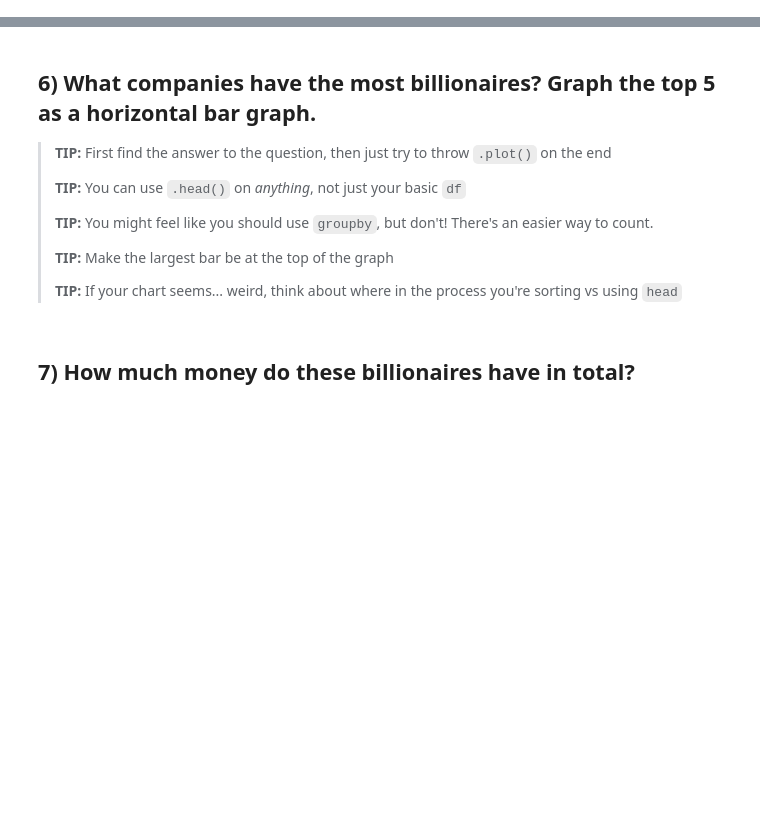
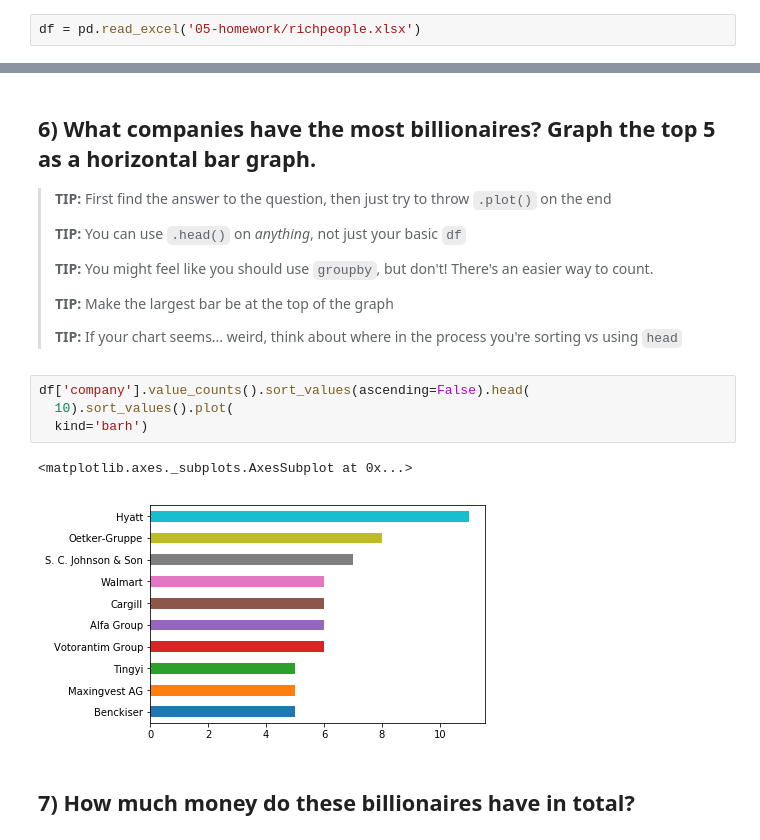
Before and after one commit to xeophin/lede-foundations, a Jupyter notebook: 05-homework/02-Billionaires.ipynb, the cells around one changed output, grey strips where cells are left out. Cells and saved outputs as stored; diff of their text form; blank space fills up the shorter version.

Commit message:
feat(Homework 05): filled out billionaires notebook

```diff
--- a/05-homework/02-Billionaires.ipynb
+++ b/05-homework/02-Billionaires.ipynb
@@ -12,6 +15,8 @@ Import pandas **with the correct name** and set `matplotlib` to always display g
 Use pandas to read in the `richpeople.xlsx` Excel file, saving it as a variable with the name we'll always use for a dataframe.
 
 > **TIP:** You will use `read_excel` instead of `read_csv`, *but you'll also need to install a new library*. You might need to restart your kernel afterward!
+# %%
+df = pd.read_excel('05-homework/richpeople.xlsx')
 # %% [markdown]
 ## 2) Checking your data
 
@@ -40,5 +152,12 @@ Display the number of rows and columns in your data. Also display the names and
 > **TIP:** Make the largest bar be at the top of the graph
 >
 > **TIP:** If your chart seems... weird, think about where in the process you're sorting vs using `head`
+# %%
+df['company'].value_counts().sort_values(ascending=False).head(
+  10).sort_values().plot(
+  kind='barh')
+# %% [output]
+<matplotlib.axes._subplots.AxesSubplot at 0x...>
+[figure, added]
 # %% [markdown]
 ## 7) How much money do these billionaires have in total?
```
Also changed, not shown: parts of 20 cells of this notebook.
